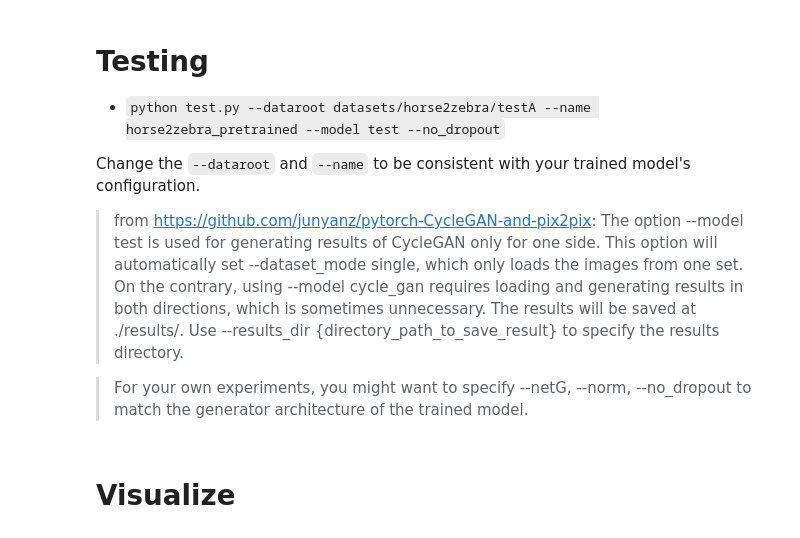
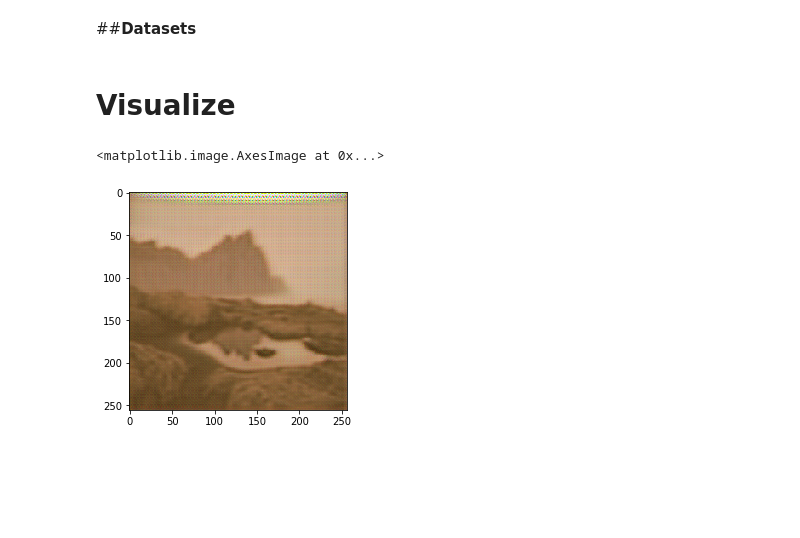
Before and after one commit to AnthonyQuantum/CycleGAN-Style-transfer, a Jupyter notebook: CycleGAN.ipynb, the cells around one changed output. Saved outputs shown, nothing was run; the diff lists cells and outputs as text; code cells hidden in the pictures; blank space fills up the shorter version.

```diff
--- a/CycleGAN.ipynb
+++ b/CycleGAN.ipynb
@@ -51 +25,3 @@ Use `cp ./checkpoints/horse2zebra/latest_net_G_A.pth ./checkpoints/horse2zebra/l
+# %% [markdown]
+##**Datasets**
 # %%
@@ -53,11 +28,0 @@ Use `cp ./checkpoints/horse2zebra/latest_net_G_A.pth ./checkpoints/horse2zebra/l
-# %% [markdown]
-# Testing
-
--   `python test.py --dataroot datasets/horse2zebra/testA --name horse2zebra_pretrained --model test --no_dropout`
-
-Change the `--dataroot` and `--name` to be consistent with your trained model's configuration.
-
-> from https://github.com/junyanz/pytorch-CycleGAN-and-pix2pix:
-> The option --model test is used for generating results of CycleGAN only for one side. This option will automatically set --dataset_mode single, which only loads the images from one set. On the contrary, using --model cycle_gan requires loading and generating results in both directions, which is sometimes unnecessary. The results will be saved at ./results/. Use --results_dir {directory_path_to_save_result} to specify the results directory.
-
-> For your own experiments, you might want to specify --netG, --norm, --no_dropout to match the generator architecture of the trained model.
@@ -68,5 +31,8 @@ Change the `--dataroot` and `--name` to be consistent with your trained model's
 # %%
 import matplotlib.pyplot as plt
 
-img = plt.imread('./results/horse2zebra_pretrained/test_latest/images/n02381460_1010_fake.png')
+img = plt.imread('./results/earth2mars_v1/test_latest/images/img-14_fake_B.png')
 plt.imshow(img)
+# %% [output]
+<matplotlib.image.AxesImage at 0x...>
+[figure, added]
```
Also changed, not shown: parts of 19 cells of this notebook, 10 other files.
